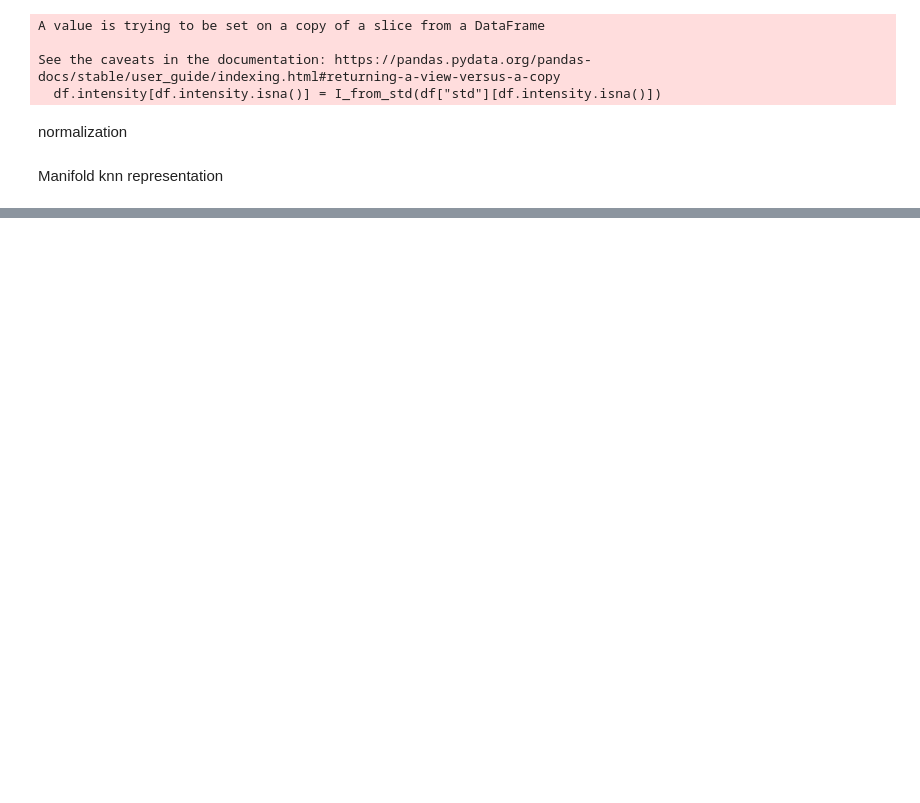
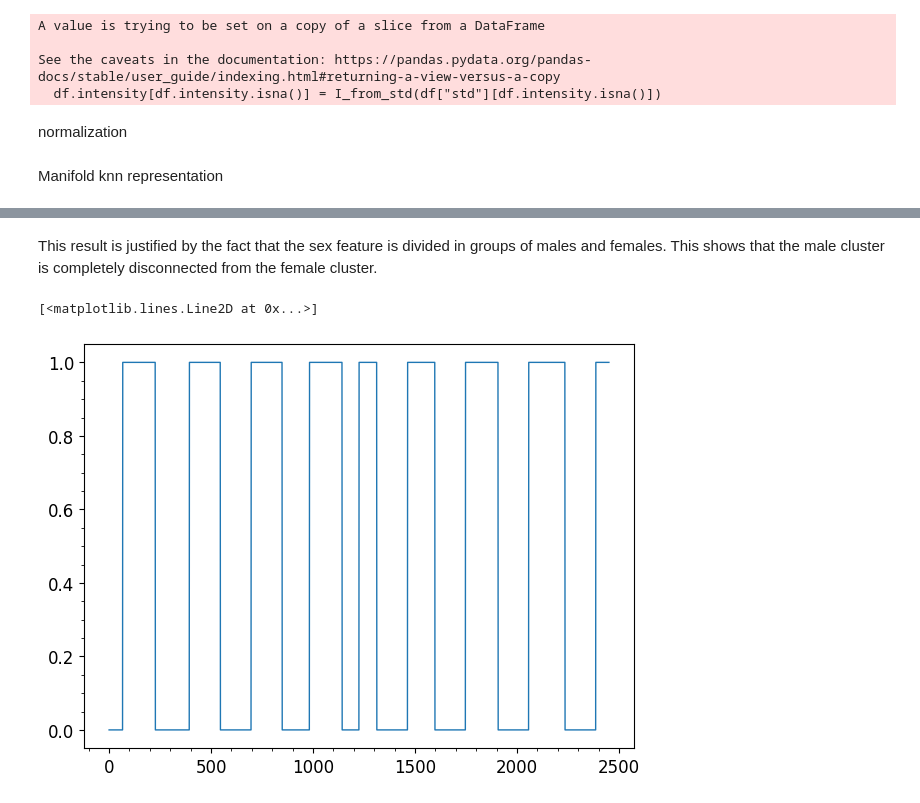
Before and after one commit to djanloo/dynamiting, a Jupyter notebook: mde.ipynb, the cells around one changed output, grey strips where cells are left out. Drawn from its saved outputs; the diff is of its cells as text; code cells hidden in the pictures; blank space fills up the shorter version.

```diff
--- a/mde.ipynb
+++ b/mde.ipynb
@@ -96,0 +63,7 @@ TypeError: plot_net() got an unexpected keyword argument 'plot_activation'
+# %% [markdown]
+This result is justified by the fact that the sex feature is divided in groups of males and females. This shows that the male cluster is completely disconnected from the female cluster.
+# %%
+plt.plot(df.sex)
+# %% [output]
+[<matplotlib.lines.Line2D at 0x...>]
+[figure, added]
```
Also changed, not shown: parts of 8 cells of this notebook.
